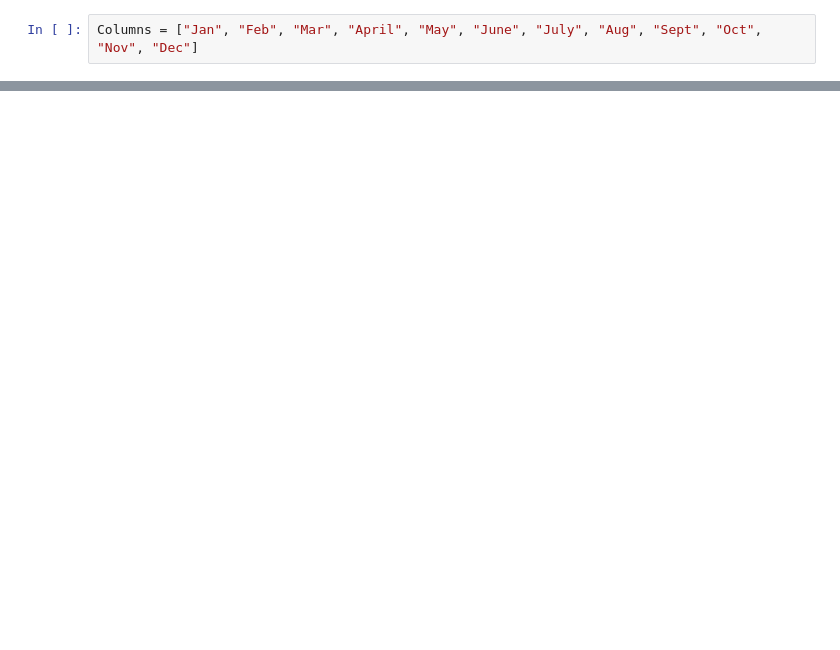
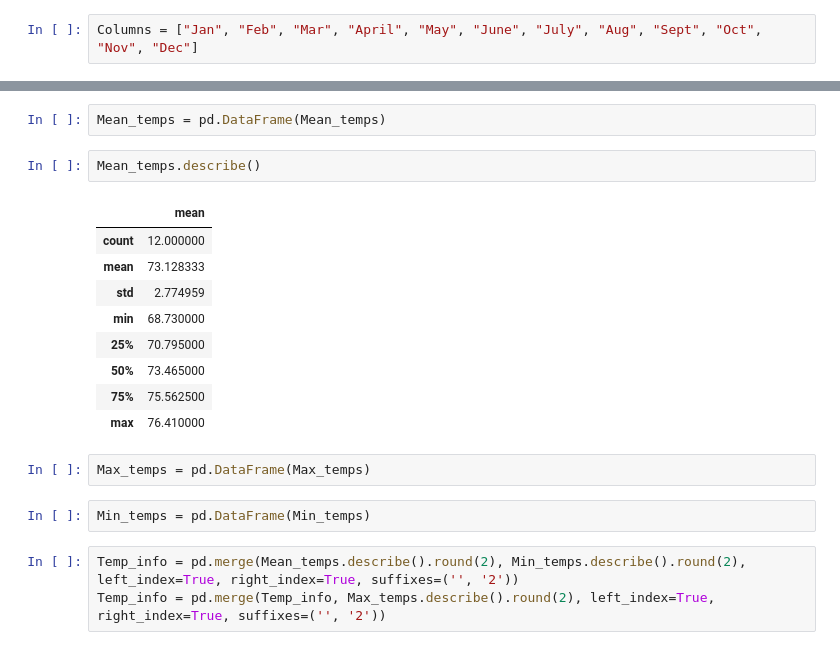
Before and after one commit to MDHetrick/surfs_up, a Jupyter notebook: Challenge/SurfsUp_Challenge_IP.ipynb, the cells around one changed output, grey strips where cells are left out. Cells and saved outputs as stored; diff of their text form; blank space fills up the shorter version.

```diff
--- a/Challenge/SurfsUp_Challenge_IP.ipynb
+++ b/Challenge/SurfsUp_Challenge_IP.ipynb
@@ -370,0 +303,21 @@ plt.legend()
+# %%
+Mean_temps = pd.DataFrame(Mean_temps)
+# %%
+Mean_temps.describe()
+# %% [output]
+|  | mean |
+| count | 12.000000 |
+| mean | 73.128333 |
+| std | 2.774959 |
+| min | 68.730000 |
+| 25% | 70.795000 |
+| 50% | 73.465000 |
+| 75% | 75.562500 |
+| max | 76.410000 |
+# %%
+Max_temps = pd.DataFrame(Max_temps)
+# %%
+Min_temps = pd.DataFrame(Min_temps)
+# %%
+Temp_info = pd.merge(Mean_temps.describe().round(2), Min_temps.describe().round(2), left_index=True, right_index=True, suffixes=('', '2'))
+Temp_info = pd.merge(Temp_info, Max_temps.describe().round(2), left_index=True, right_index=True, suffixes=('', '2'))
```
Also changed, not shown: parts of 17 cells of this notebook, 3 other files.
